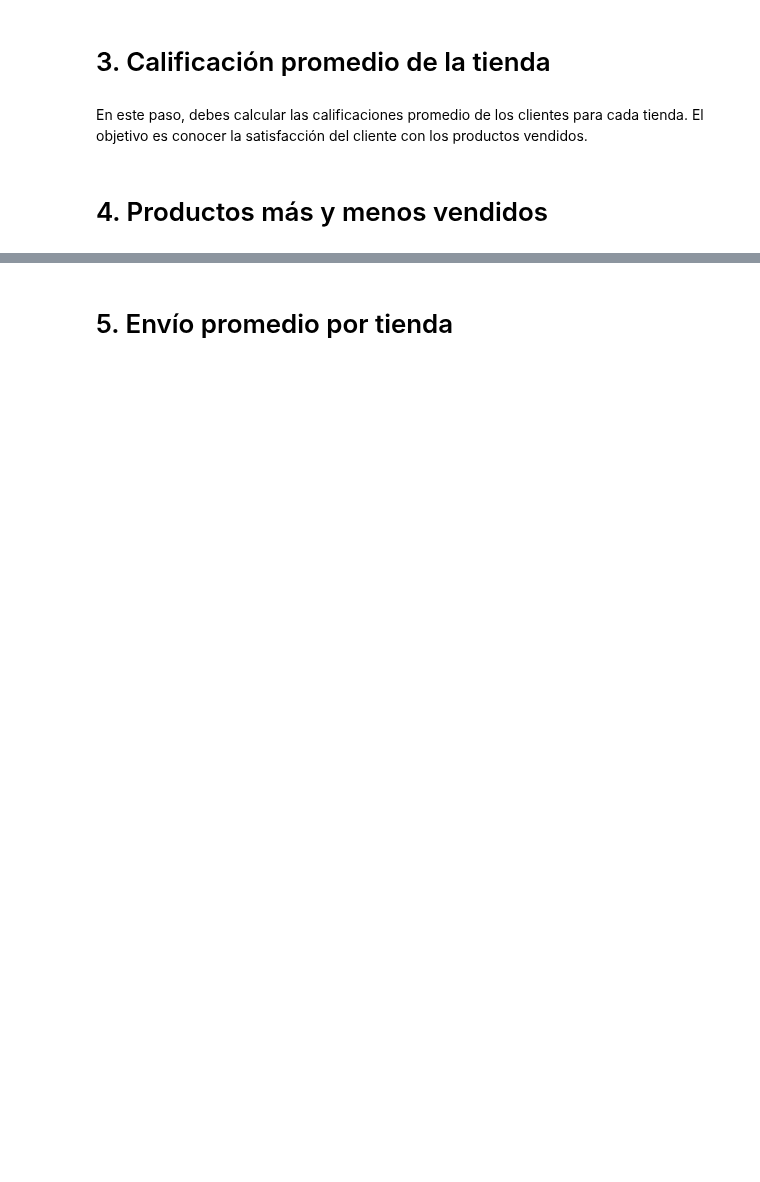
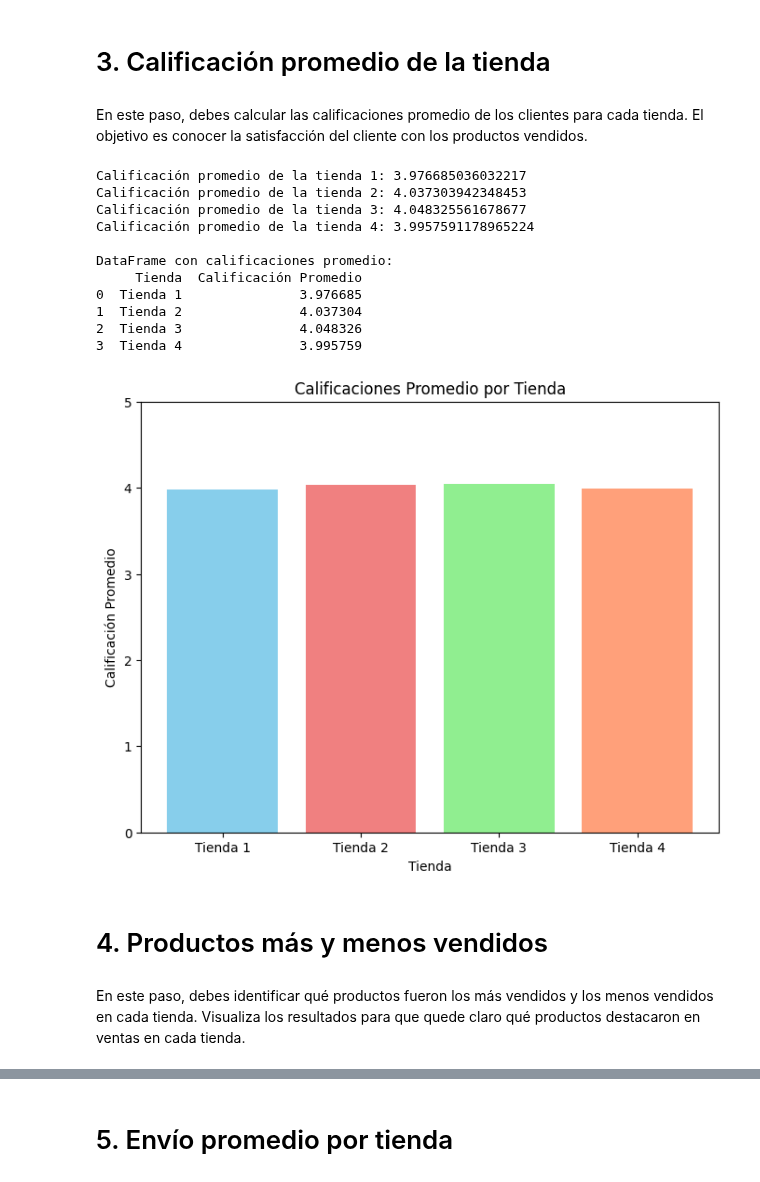
Before and after one commit to Ivan8Garcia/challenge-data-science, a Jupyter notebook: AluraStoreLatam.ipynb, the cells around one changed output, grey strips where cells are left out. Cells and saved outputs as stored; diff of their text form; code cells hidden in the pictures; blank space fills up the shorter version.

```diff
--- a/AluraStoreLatam.ipynb
+++ b/AluraStoreLatam.ipynb
@@ -136,2 +217,50 @@ promedio
+# %%
+# prompt: calcular las calificaciones promedio de los clientes para cada tienda. El objetivo es conocer la satisfacción del cliente con los productos vendidos.
+
+# Calcular la calificación promedio para cada tienda
+promedio_tienda1 = tienda["Calificación"].mean()
+promedio_tienda2 = tienda2["Calificación"].mean()
+promedio_tienda3 = tienda3["Calificación"].mean()
+promedio_tienda4 = tienda4["Calificación"].mean()
+
+# Imprimir los resultados
+print(f"Calificación promedio de la tienda 1: {promedio_tienda1}")
+print(f"Calificación promedio de la tienda 2: {promedio_tienda2}")
+print(f"Calificación promedio de la tienda 3: {promedio_tienda3}")
+print(f"Calificación promedio de la tienda 4: {promedio_tienda4}")
+
+# Crear un DataFrame para visualizar mejor los resultados
+import pandas as pd
+data = {'Tienda': ['Tienda 1', 'Tienda 2', 'Tienda 3', 'Tienda 4'],
+        'Calificación Promedio': [promedio_tienda1, promedio_tienda2, promedio_tienda3, promedio_tienda4]}
+df_promedios = pd.DataFrame(data)
+
+# Mostrar el DataFrame
+print("\nDataFrame con calificaciones promedio:")
+print(df_promedios)
+
+# Gráfico de barras para comparar calificaciones promedio
+import matplotlib.pyplot as plt
+
+plt.figure(figsize=(8, 6))
+plt.bar(df_promedios['Tienda'], df_promedios['Calificación Promedio'], color=['skyblue', 'lightcoral', 'lightgreen', 'lightsalmon'])
+plt.xlabel("Tienda")
+plt.ylabel("Calificación Promedio")
+plt.title("Calificaciones Promedio por Tienda")
+plt.ylim(0, 5) # Ajustar el límite del eje y para una mejor visualización
+plt.show()
+# %% [output]
+Calificación promedio de la tienda 1: 3.976685036032217
+Calificación promedio de la tienda 2: 4.037303942348453
+Calificación promedio de la tienda 3: 4.048325561678677
+Calificación promedio de la tienda 4: 3.9957591178965224
+
+DataFrame con calificaciones promedio:
+     Tienda  Calificación Promedio
+0  Tienda 1               3.976685
+1  Tienda 2               4.037304
+2  Tienda 3               4.048326
+3  Tienda 4               3.995759
+[figure, added]
 # %% [markdown]
 # 4. Productos más y menos vendidos
@@ -147,0 +267,2 @@ suma = sum(lista)
+# %% [markdown]
+En este paso, debes identificar qué productos fueron los más vendidos y los menos vendidos en cada tienda. Visualiza los resultados para que quede claro qué productos destacaron en ventas en cada tienda.
```
Also changed, not shown: parts of 15 cells of this notebook.
